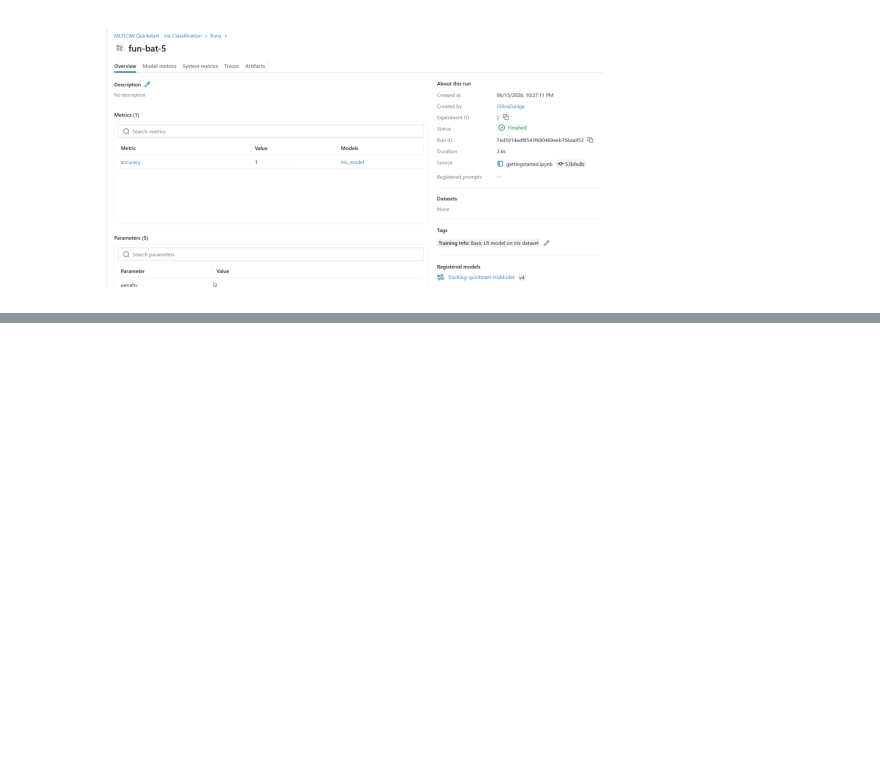
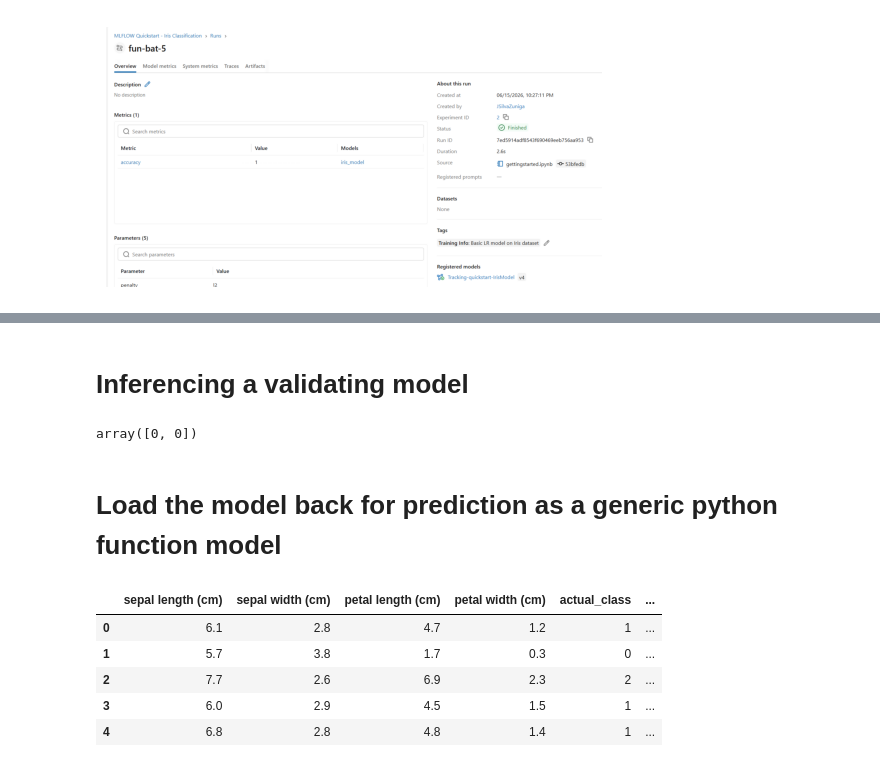
Before and after one commit to jsilvazuniga/machine-learning, a Jupyter notebook: MLFlow_Starter/1-MLproject/gettingstarted.ipynb, the cells around one changed output, grey strips where cells are left out. Cells and saved outputs as stored; diff of their text form; code cells hidden in the pictures; blank space fills up the shorter version.

Commit message:
test models from mlflow artifactory

```diff
--- a/MLFlow_Starter/1-MLproject/gettingstarted.ipynb
+++ b/MLFlow_Starter/1-MLproject/gettingstarted.ipynb
@@ -68,7 +68,7 @@ with mlflow.start_run() as run:
     signature = infer_signature(X_train, model.predict(X_train))
 
     # log the model with the signature
-    mlflow.sklearn.log_model(
+    model_info = mlflow.sklearn.log_model(
         sk_model = model,
         name = "iris_model",
         signature = signature,
@@ -100,0 +105,2 @@ plt.show()
+# %% [markdown]
+# Inferencing a validating model
@@ -100,0 +109,43 @@ plt.show()
+# %%
+model_uri = model_info.model_uri
+
+serving_input ="""{
+  "inputs": [
+    [
+      4.6,
+      3.6,
+      1,
+      0.2
+    ],
+    [
+      5.7,
+      4.4,
+      1.5,
+      0.4
+    ]
+  ]
+}"""
+validate_serving_input(model_uri=model_uri, serving_input=serving_input)
+# %% [output]
+array([0, 0])
+# %% [markdown]
+# Load the model back for prediction as a generic python function model
+# %%
+loaded_model = mlflow.pyfunc.load_model(model_uri=model_uri)
+predictions = loaded_model.predict(X_test)
+
+iris_features = datasets.load_iris().feature_names
+
+result = pd.DataFrame(X_test, columns=iris_features)
+
+result["actual_class"] = y_test
+result["predicted_class"] = predictions
+# %%
+result[:5]
+# %% [output]
+|  | sepal length (cm) | sepal width (cm) | petal length (cm) | petal width (cm) | actual_class | ... |
+| 0 | 6.1 | 2.8 | 4.7 | 1.2 | 1 | ... |
+| 1 | 5.7 | 3.8 | 1.7 | 0.3 | 0 | ... |
+| 2 | 7.7 | 2.6 | 6.9 | 2.3 | 2 | ... |
+| 3 | 6.0 | 2.9 | 4.5 | 1.5 | 1 | ... |
+| 4 | 6.8 | 2.8 | 4.8 | 1.4 | 1 | ... |
```
Also changed, not shown: parts of 3 cells of this notebook, 1 other file.
